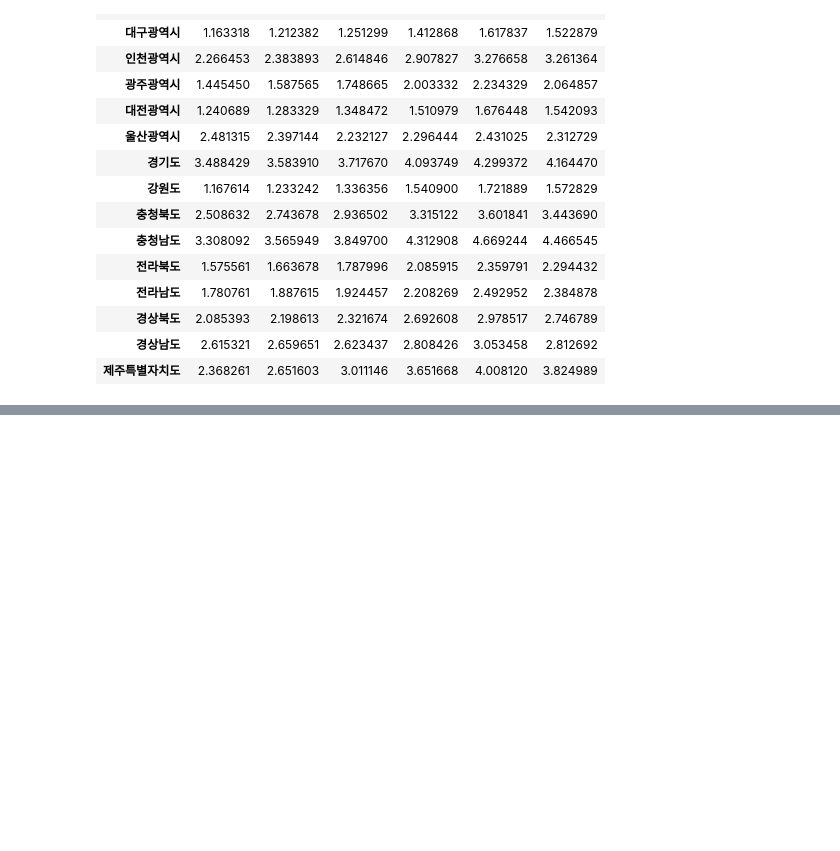
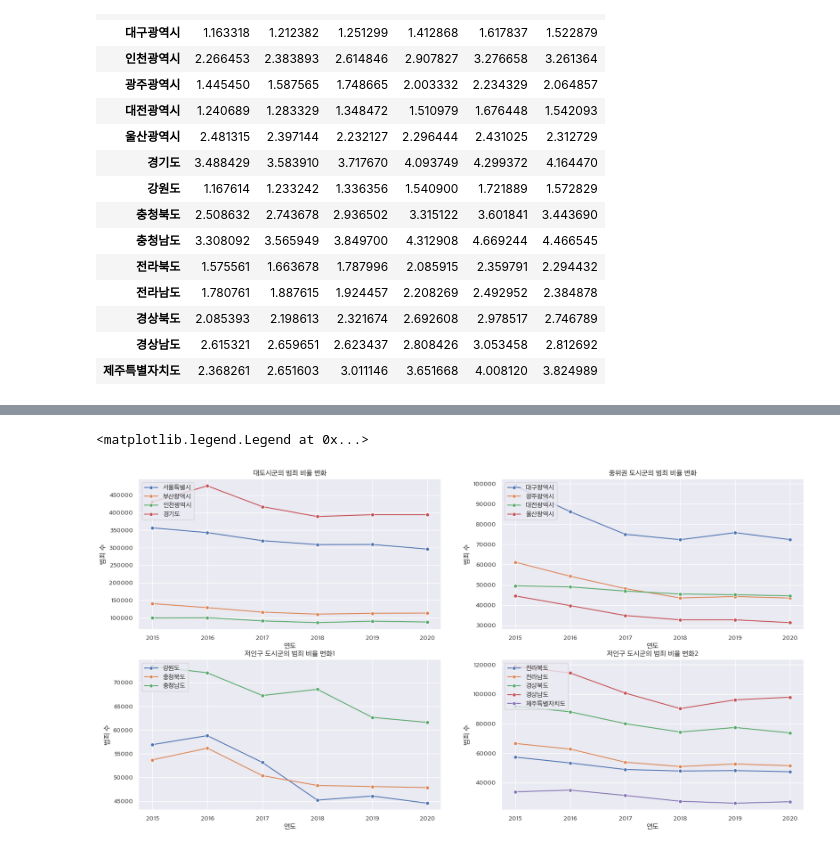
Before and after one commit to chanhwiKang/BigDataProject, a Jupyter notebook: project.ipynb, the cells around one changed output, grey strips where cells are left out. Drawn from its saved outputs; the diff is of its cells as text; code cells hidden in the pictures; blank space fills up the shorter version.

```diff
--- a/project.ipynb
+++ b/project.ipynb
@@ -382,0 +402,67 @@ display(fp_long.head(20))
+# %%
+# line plot: 연도 변화에 따른 지역별 외국인 비율
+import matplotlib.pyplot as plt
+import seaborn as sns
+import pandas as pd
+
+# criminal.drop('전국', axis=0, inplace=True)
+# criminal.drop('서울특별시', axis=0, inplace=True)
+# criminal.drop('경기도', axis=0, inplace=True)
+
+# 1. 기존 행 인덱스를 'region' 열로 변환
+# 2. melt로 long-format 변환
+cm_long = criminal.reset_index().rename(columns={'index':'region'})
+cm_long = cm_long.melt(id_vars='region', var_name='year', value_name='crime_count')
+
+# 연도 숫자 추출(정렬용)
+cm_long['year_num'] = cm_long['year'].astype(str).str.extract(r'(\d{4})').astype(int)
+
+# (선택) 그릴 지역 목록 — 주석 해제하고 원하는 지역만 넣으면 됨
+# regions_to_plot = ['서울특별시','경기도','부산광역시']
+# cm_long = cm_long[cm_long['region'].isin(regions_to_plot)]
+
+# Plot: x=year_num, y=crime_count, hue=region
+fig = plt.figure(figsize=(20,10))
+ax1 = fig.add_subplot(2,2,1)
+ax2 = fig.add_subplot(2,2,2)
+ax3 = fig.add_subplot(2,2,3)
+ax4 = fig.add_subplot(2,2,4)
+
+# 첫 번째 그래프
+regions_to_plot = ['서울특별시','경기도','부산광역시', '인천광역시']
+cm_long1 = cm_long[cm_long['region'].isin(regions_to_plot)]
+sns.lineplot(data=cm_long1, x='year_num', y='crime_count', hue='region', marker='o', ax=ax1)
+ax1.set_title('대도시군의 범죄 비율 변화')
+ax1.set_xlabel('연도')
+ax1.set_ylabel('범죄 수')
+ax1.legend(loc='upper left')
+
+# 두 번째 그래프
+regions_to_plot = ['대구광역시','광주광역시','대전광역시', '울산광역시']
+cm_long2 = cm_long[cm_long['region'].isin(regions_to_plot)]
+sns.lineplot(data=cm_long2, x='year_num', y='crime_count', hue='region', marker='o', ax=ax2)
+ax2.set_title('중위권 도시군의 범죄 비율 변화')
+ax2.set_xlabel('연도')
+ax2.set_ylabel('범죄 수')
+ax2.legend(loc='upper left')
+
+# 세 번째 그래프
+regions_to_plot = ['강원도','충청북도','충청남도']
+cm_long3 = cm_long[cm_long['region'].isin(regions_to_plot)]
+sns.lineplot(data=cm_long3, x='year_num', y='crime_count', hue='region', marker='o', ax=ax3)
+ax3.set_title('저인구 도시군의 범죄 비율 변화1')
+ax3.set_xlabel('연도')
+ax3.set_ylabel('범죄 수')
+ax3.legend(loc='upper left')
+
+# 네 번째 그래프
+regions_to_plot = ['전라북도','전라남도','경상북도','경상남도', '제주특별자치도']
+cm_long4 = cm_long[cm_long['region'].isin(regions_to_plot)]
+sns.lineplot(data=cm_long4, x='year_num', y='crime_count', hue='region', marker='o', ax=ax4)
+ax4.set_title('저인구 도시군의 범죄 비율 변화2')
+ax4.set_xlabel('연도')
+ax4.set_ylabel('범죄 수')
+ax4.legend(loc='upper left')
+# %% [output]
+<matplotlib.legend.Legend at 0x...>
+[figure, added]
```
Also changed, not shown: parts of 7 cells of this notebook.
